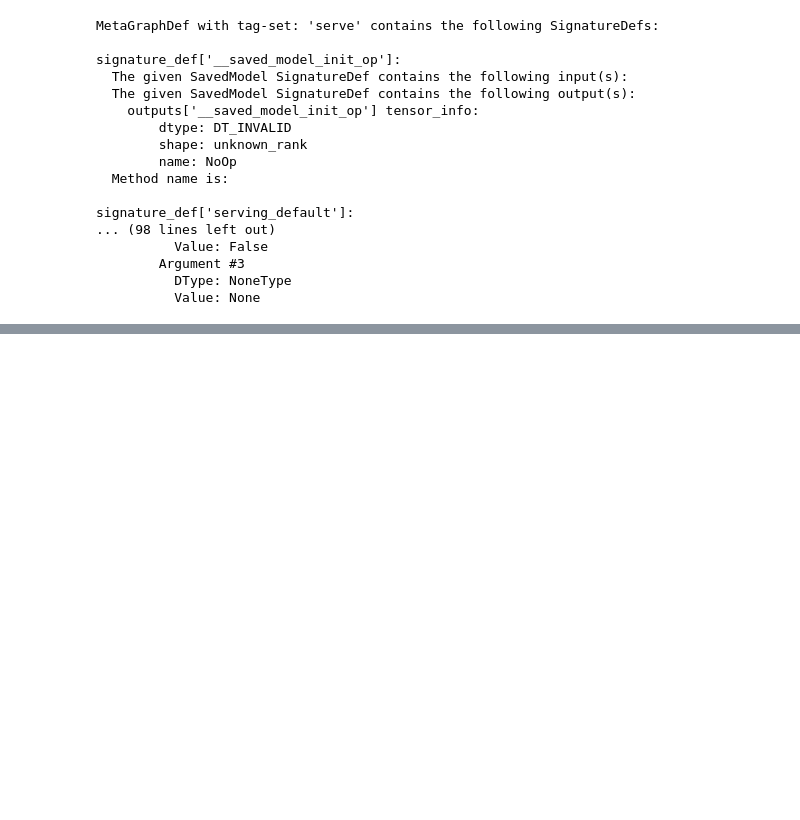
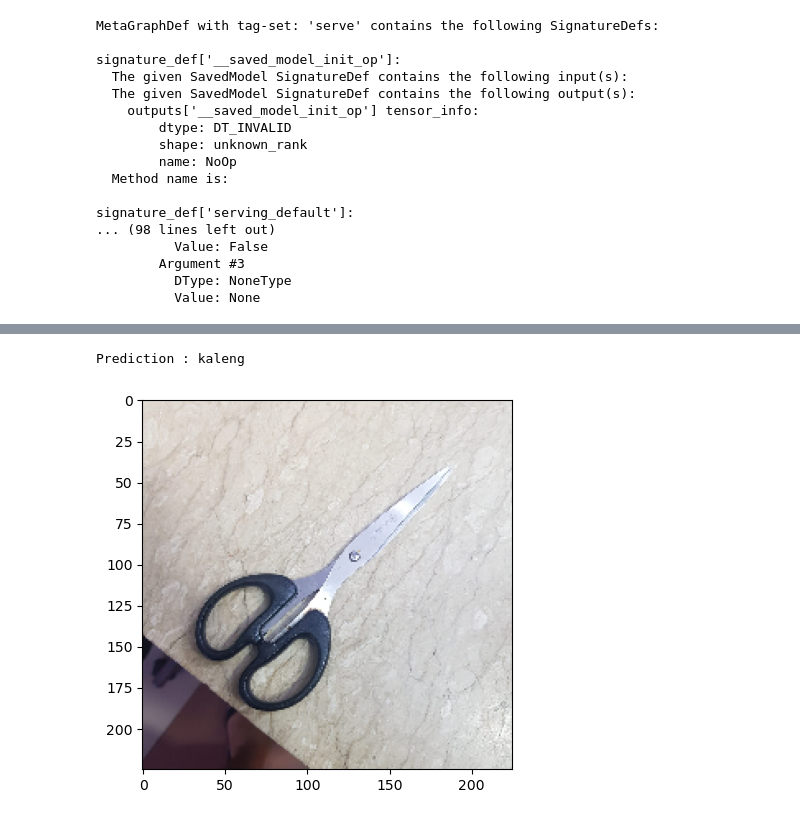
Before and after one commit to Bangkit-2023-DauRuang/DauRuang-ML-Model, a Jupyter notebook: model/deployment.ipynb, the cells around one changed output, grey strips where cells are left out. Saved outputs shown, nothing was run; the diff lists cells and outputs as text; code cells hidden in the pictures; blank space fills up the shorter version.

```diff
--- a/model/deployment.ipynb
+++ b/model/deployment.ipynb
@@ -51,0 +40,23 @@ operable program or batch file.
+# %%
+test_images = load_img("./test/gunting.jpg", target_size=(225, 225))
+
+x = img_to_array(test_images)
+x = np.expand_dims(x, axis=0)
+
+images = np.vstack([x])
+
+data = json.dumps({"signature_name": "serving_default", "instances": images.tolist()})
+# %%
+class_names = ["kaleng","kertas","minyak","organik"]
+
+headers = {"content-type": "application/json"}
+json_response = requests.post('http://127.0.0.1:8501/v1/models/dauruang:predict', data=data, headers=headers)
+
+predictions = json.loads(json_response.text)['predictions']
+
+plt.imshow(test_images)
+
+print("Prediction : " + class_names[np.argmax(predictions)] + "\n")
+# %% [output]
+Prediction : kaleng
+[figure, added]
```
Also changed, not shown: parts of 8 cells of this notebook.
